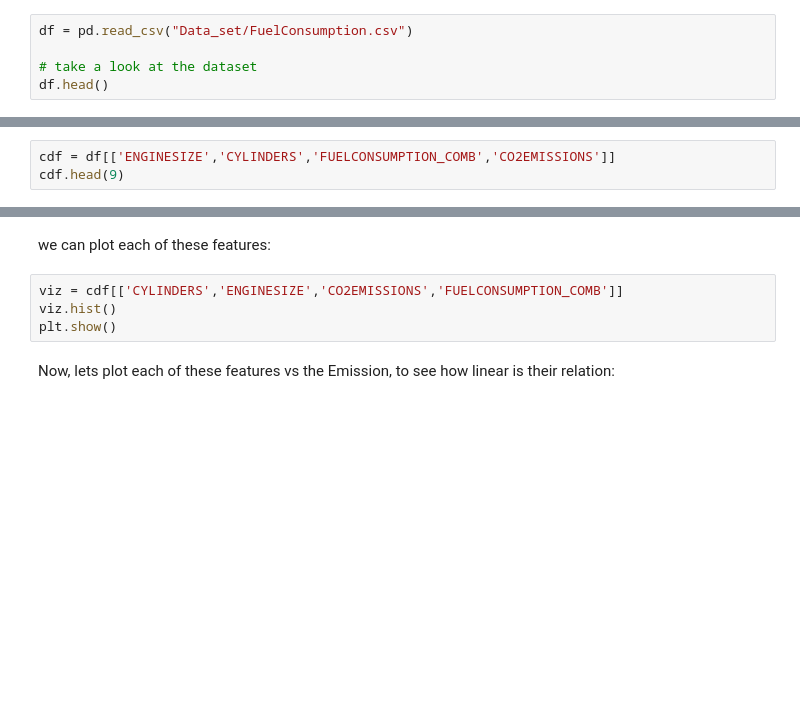
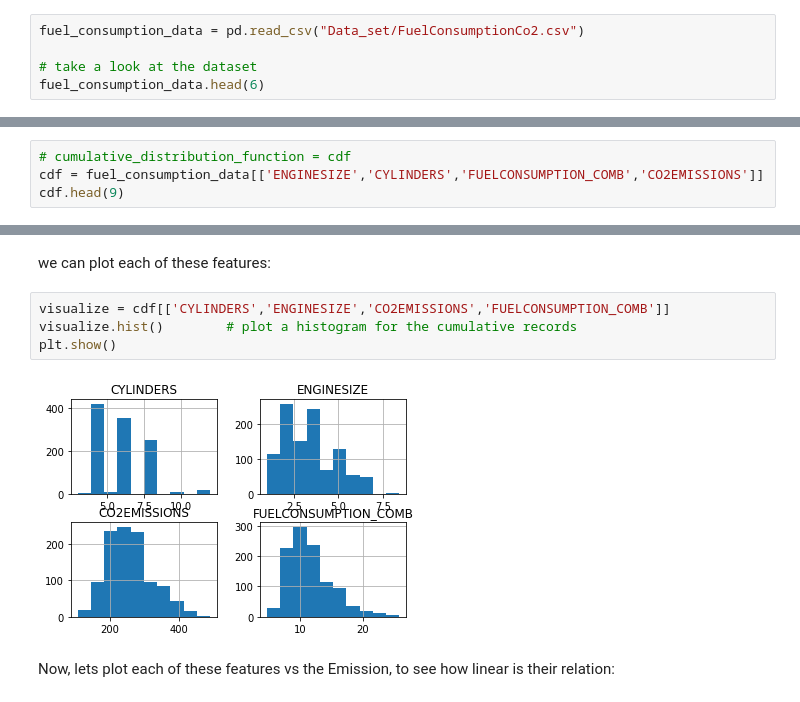
Before and after one commit to Abdelhamid-khamis/Machine-Learning-with-Python-IBM, a Jupyter notebook: Week 2/ML0101EN-Reg-Simple-Linear-Regression-Co2-py-v1.ipynb, the cells around one changed output, grey strips where cells are left out. Saved outputs shown, nothing was run; the diff lists cells and outputs as text; blank space fills up the shorter version.

```diff
--- a/Week 2/ML0101EN-Reg-Simple-Linear-Regression-Co2-py-v1.ipynb
+++ b/Week 2/ML0101EN-Reg-Simple-Linear-Regression-Co2-py-v1.ipynb
@@ -56,7 +90,7 @@ We have downloaded a fuel consumption dataset, **`FuelConsumption.csv`**, which
 # %% [markdown]
 <h2 id="reading_data">Reading the data in</h2>
 # %%
-df = pd.read_csv("Data_set/FuelConsumption.csv")
+fuel_consumption_data = pd.read_csv("Data_set/FuelConsumptionCo2.csv")
 
 # take a look at the dataset
-df.head()
+fuel_consumption_data.head(6)
@@ -69,5 +121,6 @@ df.describe()
 # %% [markdown]
 Lets select some features to explore more.
 # %%
-cdf = df[['ENGINESIZE','CYLINDERS','FUELCONSUMPTION_COMB','CO2EMISSIONS']]
+# cumulative_distribution_function = cdf
+cdf = fuel_consumption_data[['ENGINESIZE','CYLINDERS','FUELCONSUMPTION_COMB','CO2EMISSIONS']]
 cdf.head(9)
@@ -74,9 +138,11 @@ cdf.head(9)
 # %% [markdown]
 we can plot each of these features:
 # %%
-viz = cdf[['CYLINDERS','ENGINESIZE','CO2EMISSIONS','FUELCONSUMPTION_COMB']]
-viz.hist()
+visualize = cdf[['CYLINDERS','ENGINESIZE','CO2EMISSIONS','FUELCONSUMPTION_COMB']]
+visualize.hist()        # plot a histogram for the cumulative records
 plt.show()
+# %% [output]
+[figure, added]
 # %% [markdown]
 Now, lets plot each of these features vs the Emission, to see how linear is their relation:
 # %%
```
Also changed, not shown: parts of 19 cells of this notebook, 1 other file.
